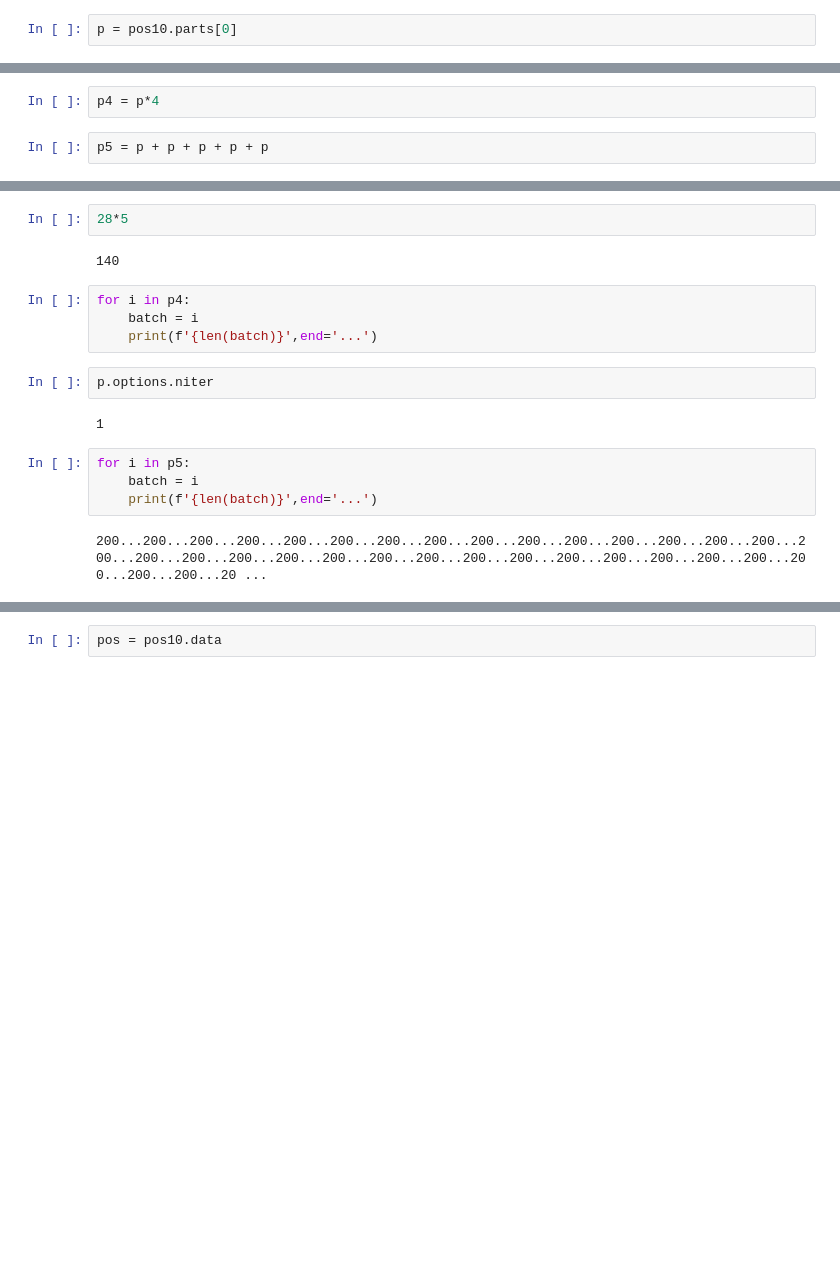
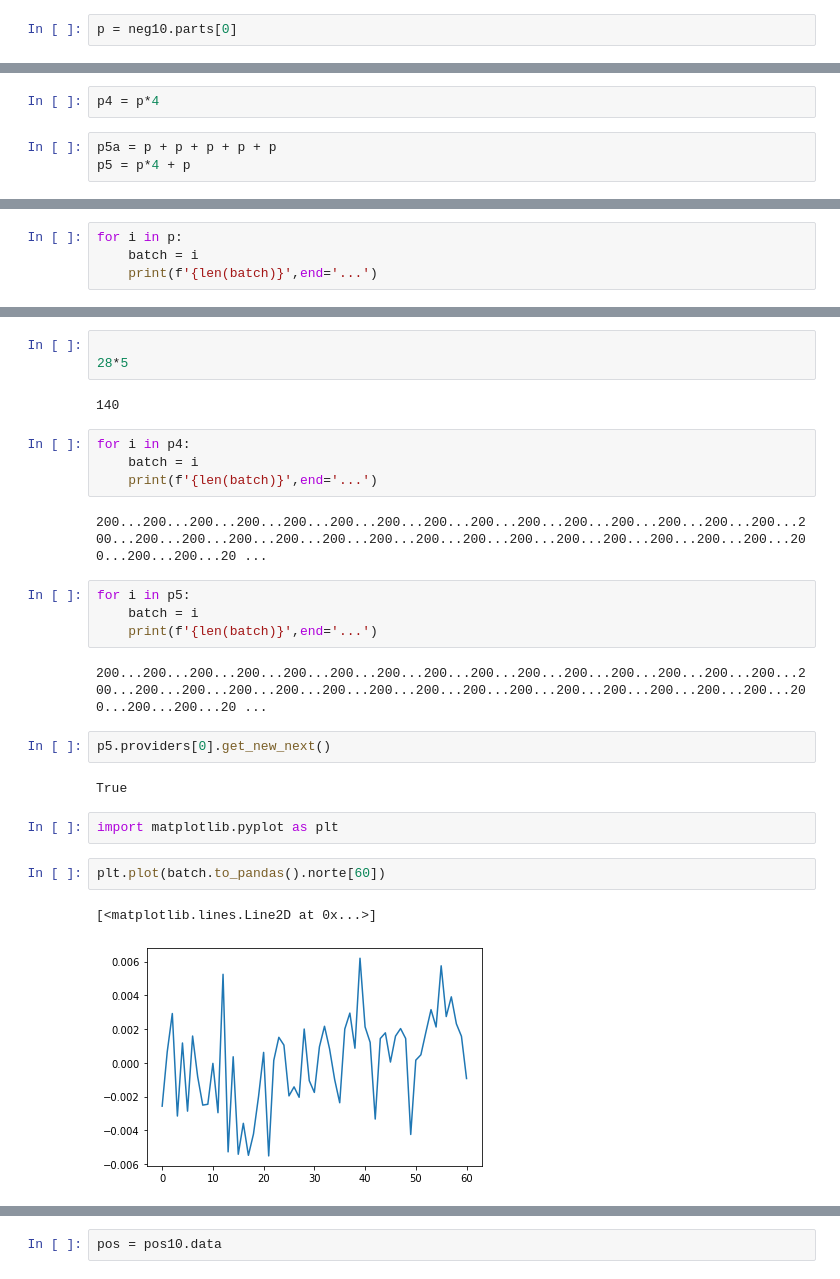
Before and after one commit to jjclavijo/dafne-apps, a Jupyter notebook: py.dset/notebooks/Test-base_simple-Copy2.ipynb, the cells around one changed output, grey strips where cells are left out. Cells and saved outputs as stored; diff of their text form; blank space fills up the shorter version.

```diff
--- a/py.dset/notebooks/Test-base_simple-Copy2.ipynb
+++ b/py.dset/notebooks/Test-base_simple-Copy2.ipynb
@@ -14,4 +14,4 @@ from dafnedset.presets_simple import pos10
 # %%
 from dafnedset.presets_simple import total_pos
 # %%
-p = pos10.parts[0]
+p = neg10.parts[0]
@@ -18,7 +36,8 @@ p = pos10.parts[0]
 # %%
 p4 = p*4
 # %%
-p5 = p + p + p + p + p
+p5a = p + p + p + p + p
+p5 = p*4 + p
 # %%
 for i in p:
     batch = i
@@ -25,0 +47,4 @@ for i in p:
+# %%
+for i in p:
+    batch = i
+    print(f'{len(batch)}',end='...')
@@ -26,4 +55,5 @@ for i in p:
 # %%
+
 28*5
 # %% [output]
 140
@@ -31,13 +61,22 @@ for i in p:
 for i in p4:
     batch = i
     print(f'{len(batch)}',end='...')
+# %% [output]
+200...200...200...200...200...200...200...200...200...200...200...200...200...200...200...200...200...200...200...200...200...200...200...200...200...200...200...200...200...200...200...200...200...20 ...
-# %%
-p.options.niter
-# %% [output]
-1
 # %%
 for i in p5:
     batch = i
     print(f'{len(batch)}',end='...')
 # %% [output]
 200...200...200...200...200...200...200...200...200...200...200...200...200...200...200...200...200...200...200...200...200...200...200...200...200...200...200...200...200...200...200...200...200...20 ...
+# %%
+p5.providers[0].get_new_next()
+# %% [output]
+True
+# %%
+import matplotlib.pyplot as plt
+# %%
+plt.plot(batch.to_pandas().norte[60])
+# %% [output]
+[<matplotlib.lines.Line2D at 0x...>]
+[figure, added]
```
Also changed, not shown: parts of 29 cells of this notebook, 7 other files.
